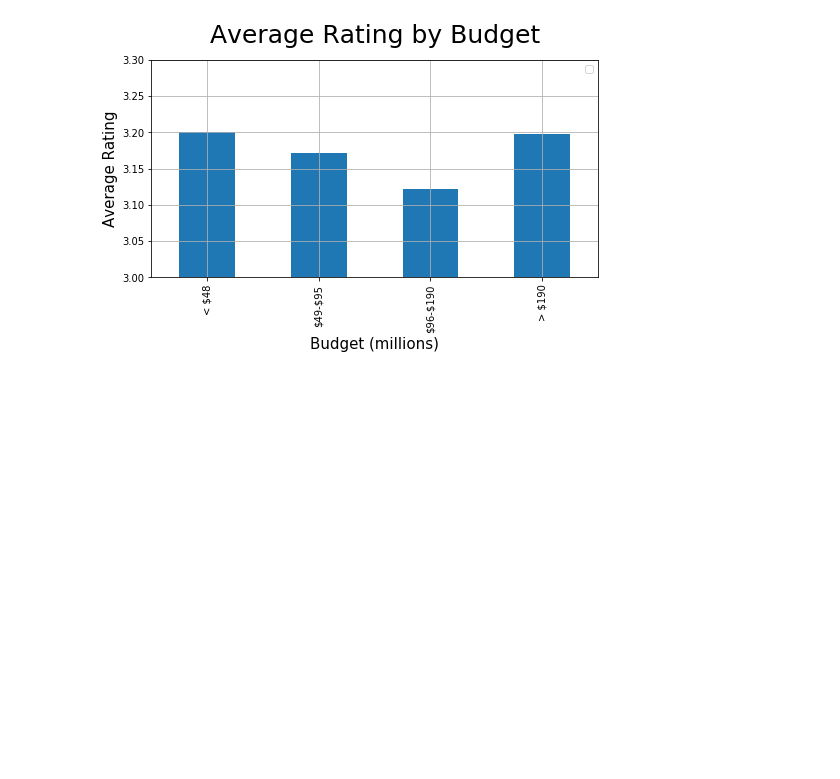
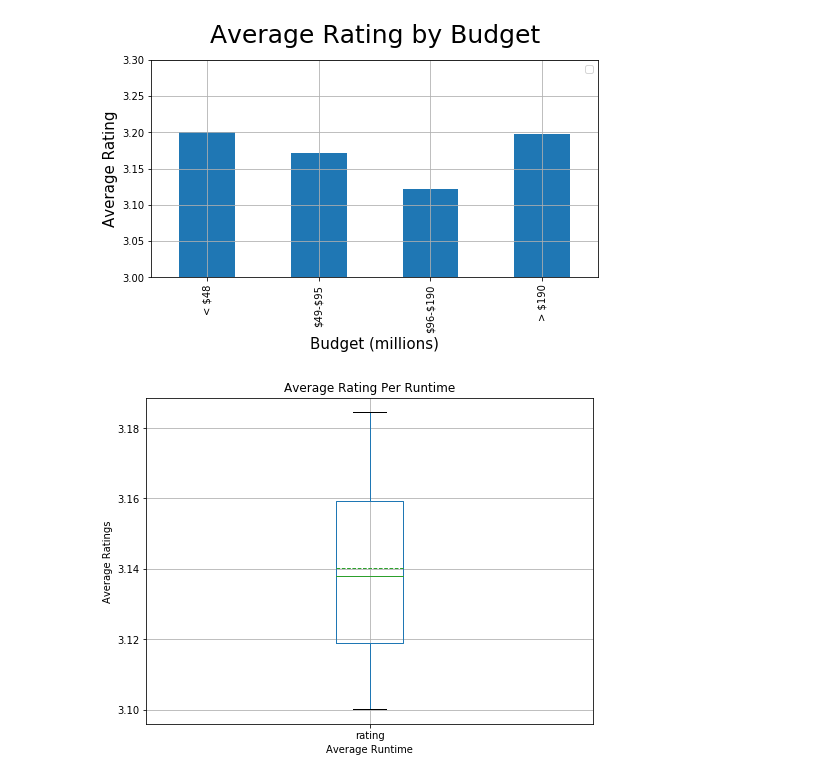
Before and after one commit to Rod-Skoglund/Data-Analytics-Project1, a Jupyter notebook: MovieAnalysis.ipynb, the cells around one changed output. Drawn from its saved outputs; the diff is of its cells as text; code cells hidden in the pictures; blank space fills up the shorter version.

```diff
--- a/MovieAnalysis.ipynb
+++ b/MovieAnalysis.ipynb
@@ -545,3 +538,15 @@ plt.grid()
 plt.show()
 # %% [output]
 [figure]
+# %%
+#Create Box & Whisker plot comparng average runtime vs average ratings
+runtime_and_ave_df.plot(kind="box", figsize=(8,6), showmeans=True, meanline=True,)
+
+#Chart Titles/Labels
+plt.title("Average Rating Per Runtime")
+plt.xlabel("Average Runtime")
+plt.ylabel("Average Ratings")
+plt.grid()
+plt.show()
+# %% [output]
+[figure, added]
```
Also changed, not shown: parts of 1 cell of this notebook.
